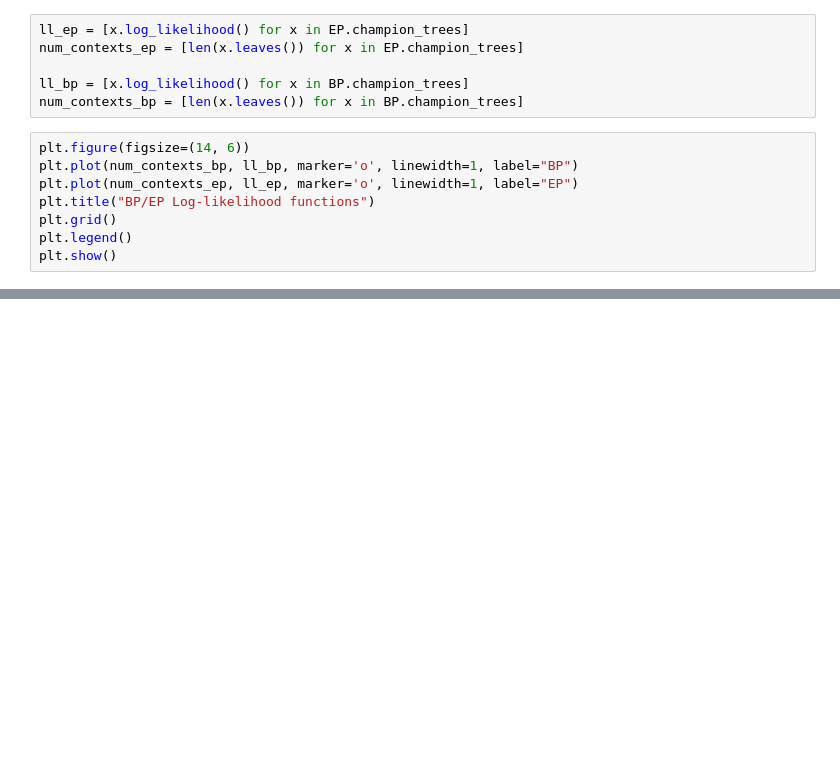
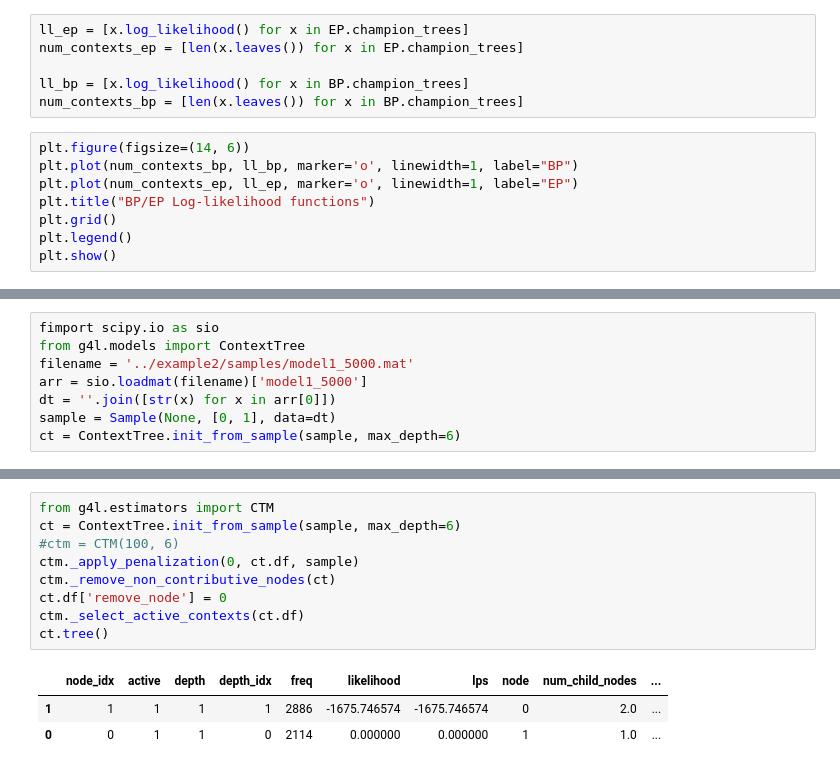
Before and after one commit to neuromat/smallest_maximizer_criterion, a Jupyter notebook: examples/notebooks/Linguistic Case Study.ipynb, the cells around one changed output, grey strips where cells are left out. Cells and saved outputs as stored; diff of their text form; blank space fills up the shorter version.

```diff
--- a/examples/notebooks/Linguistic Case Study.ipynb
+++ b/examples/notebooks/Linguistic Case Study.ipynb
@@ -70,0 +118,8 @@ plt.show()
+# %%
+fimport scipy.io as sio
+from g4l.models import ContextTree
+filename = '../example2/samples/model1_5000.mat'
+arr = sio.loadmat(filename)['model1_5000']
+dt = ''.join([str(x) for x in arr[0]])
+sample = Sample(None, [0, 1], data=dt)
+ct = ContextTree.init_from_sample(sample, max_depth=6)
@@ -70,0 +132,13 @@ plt.show()
+# %%
+from g4l.estimators import CTM
+ct = ContextTree.init_from_sample(sample, max_depth=6)
+#ctm = CTM(100, 6)
+ctm._apply_penalization(0, ct.df, sample)
+ctm._remove_non_contributive_nodes(ct)
+ct.df['remove_node'] = 0
+ctm._select_active_contexts(ct.df)
+ct.tree()
+# %% [output]
+|  | node_idx | active | depth | depth_idx | freq | likelihood | lps | node | num_child_nodes | ... |
+| 1 | 1 | 1 | 1 | 1 | 2886 | -1675.746574 | -1675.746574 | 0 | 2.0 | ... |
+| 0 | 0 | 1 | 1 | 0 | 2114 | 0.000000 | 0.000000 | 1 | 1.0 | ... |
```
Also changed, not shown: parts of 22 cells of this notebook, 16 other files.
